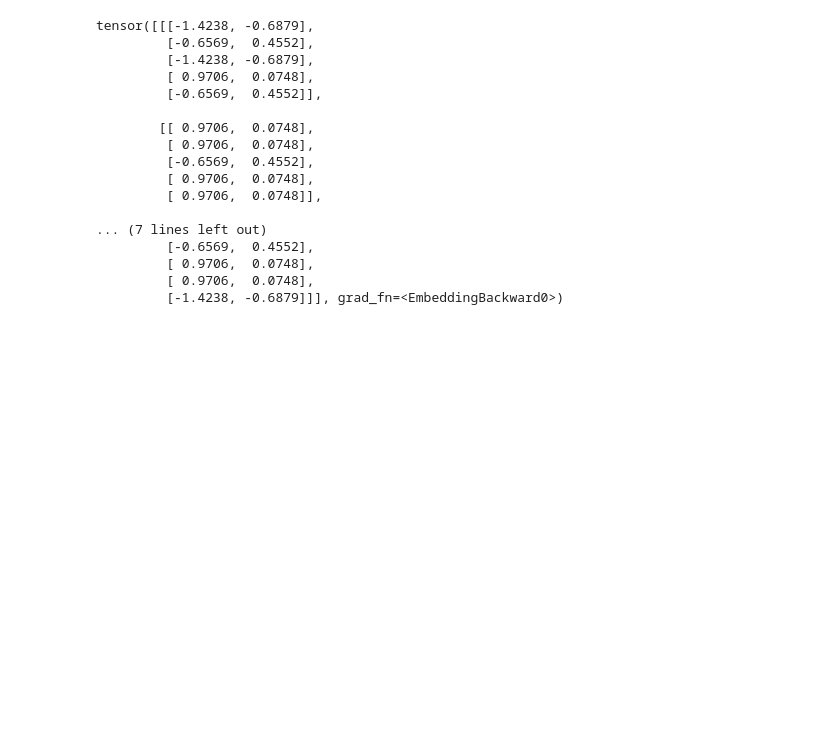
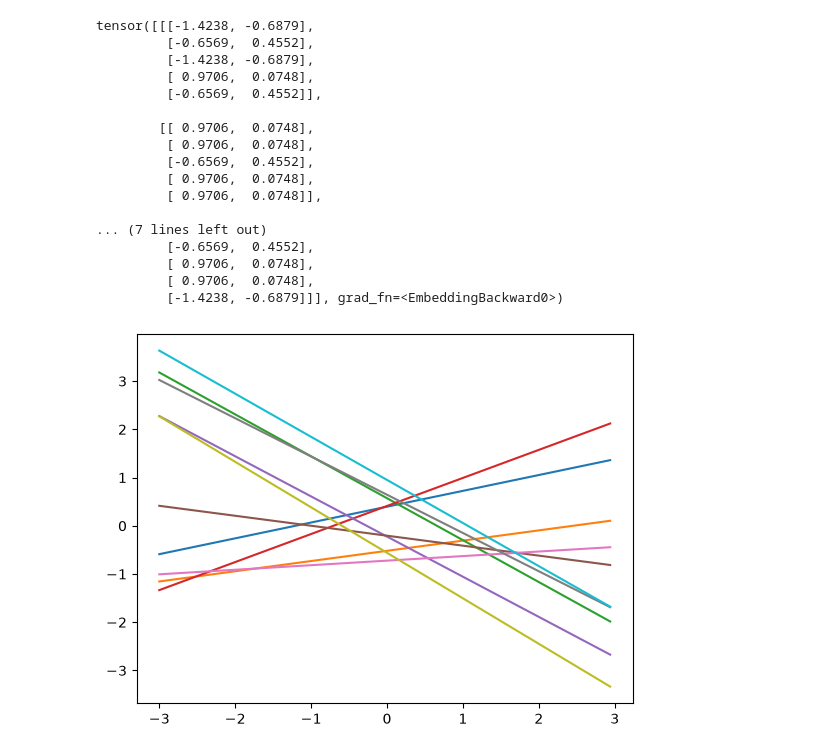
Before and after one commit to yingming-yang/Tests, a Jupyter notebook: embedding_test.ipynb, the cells around one changed output. Drawn from its saved outputs; the diff is of its cells as text; code cells hidden in the pictures; blank space fills up the shorter version.

```diff
--- a/embedding_test.ipynb
+++ b/embedding_test.ipynb
@@ -47,3 +47,17 @@ tensor([[[-1.4238, -0.6879],
          [ 0.9706,  0.0748],
          [ 0.9706,  0.0748],
          [-1.4238, -0.6879]]], grad_fn=<EmbeddingBackward0>)
+# %%
+import numpy as np
+import matplotlib.pyplot as plt
+
+# continuous embedding
+test_layer = nn.Linear(1, 10)
+a = torch.arange(-3,3,0.06).unsqueeze(-1)
+# print(a.view(100))
+
+for i in range(10):
+    plt.plot(a.view(100).detach().numpy(), test_layer(a)[:, i].detach().numpy())
+plt.show()
+# %% [output]
+[figure, added]
```
Also changed, not shown: parts of 1 cell of this notebook, 2 other files.
